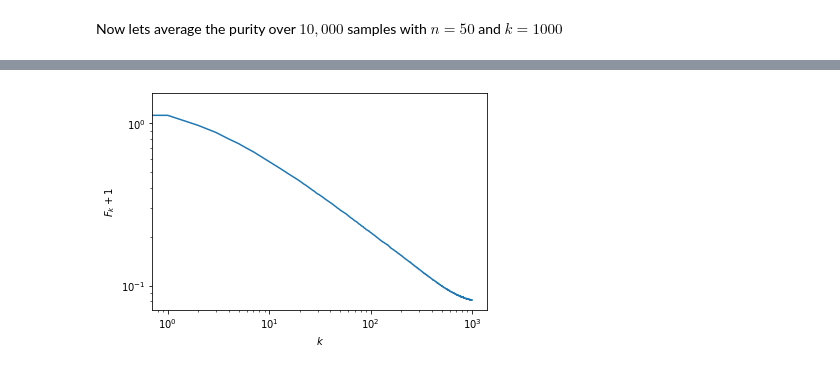
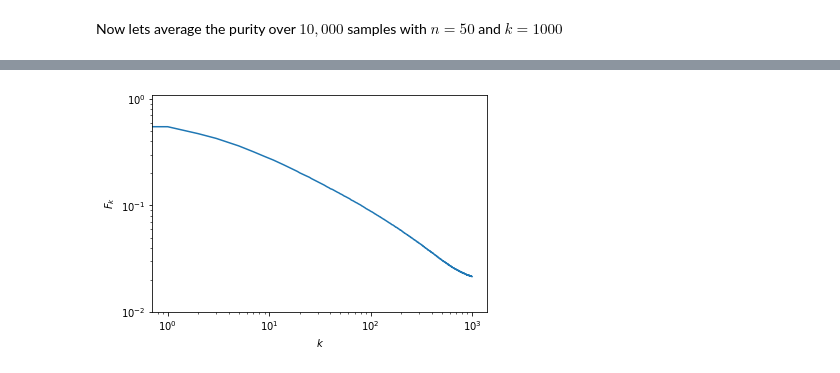
Before and after one commit to Renmusxd/RandomUnitaryLayers, a Jupyter notebook: jupyter/Test.ipynb, the cells around one changed output, grey strips where cells are left out. Drawn from its saved outputs; the diff is of its cells as text; code cells hidden in the pictures.

```diff
--- a/jupyter/Test.ipynb
+++ b/jupyter/Test.ipynb
@@ -64,9 +64,10 @@ Wall time: 28.2 s
 # %%
-pyplot.plot(purities+1)
+pyplot.plot(purities)
 pyplot.xlabel('$k$')
-pyplot.ylabel('$F_k + 1$')
+pyplot.ylabel('$F_k$')
 pyplot.xscale('log')
 pyplot.yscale('log')
+pyplot.ylim([1e-2,1.1])
 pyplot.show()
 # %% [output]
-[figure, old version]
+[figure, new version]
```
Also changed, not shown: parts of 5 cells of this notebook, 1 other file.
